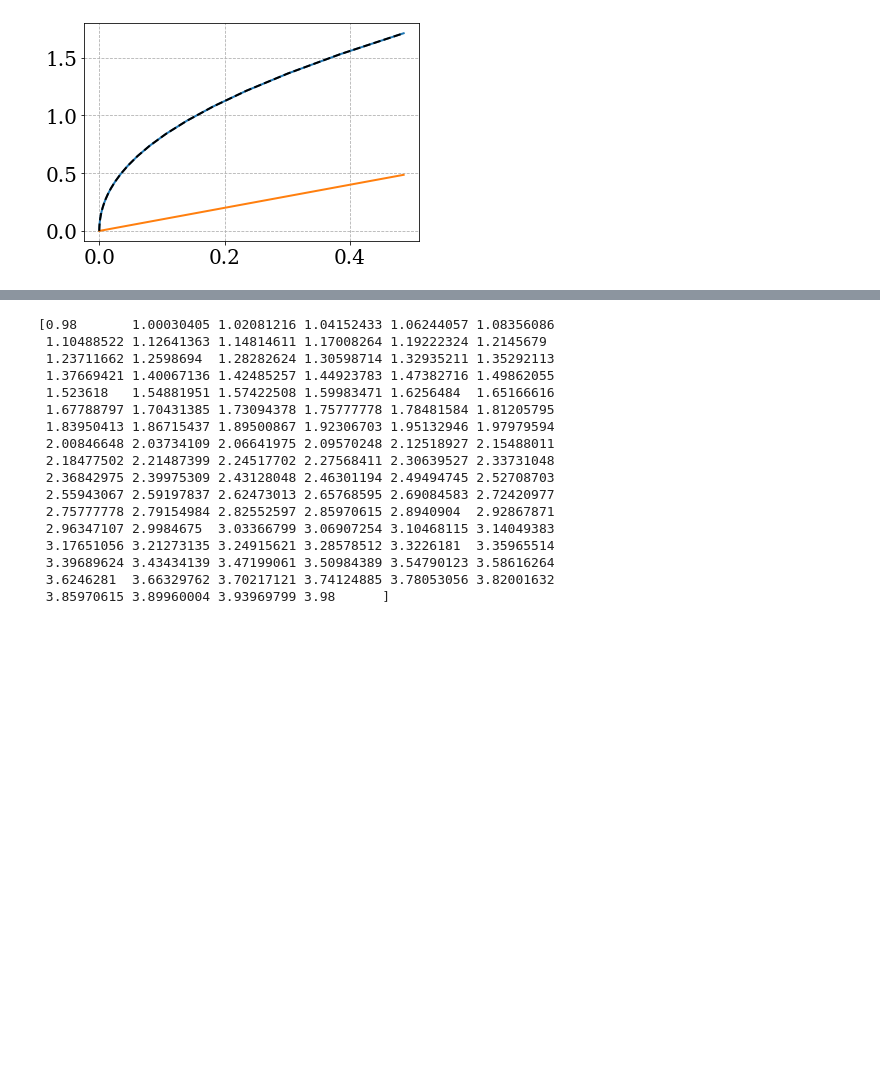
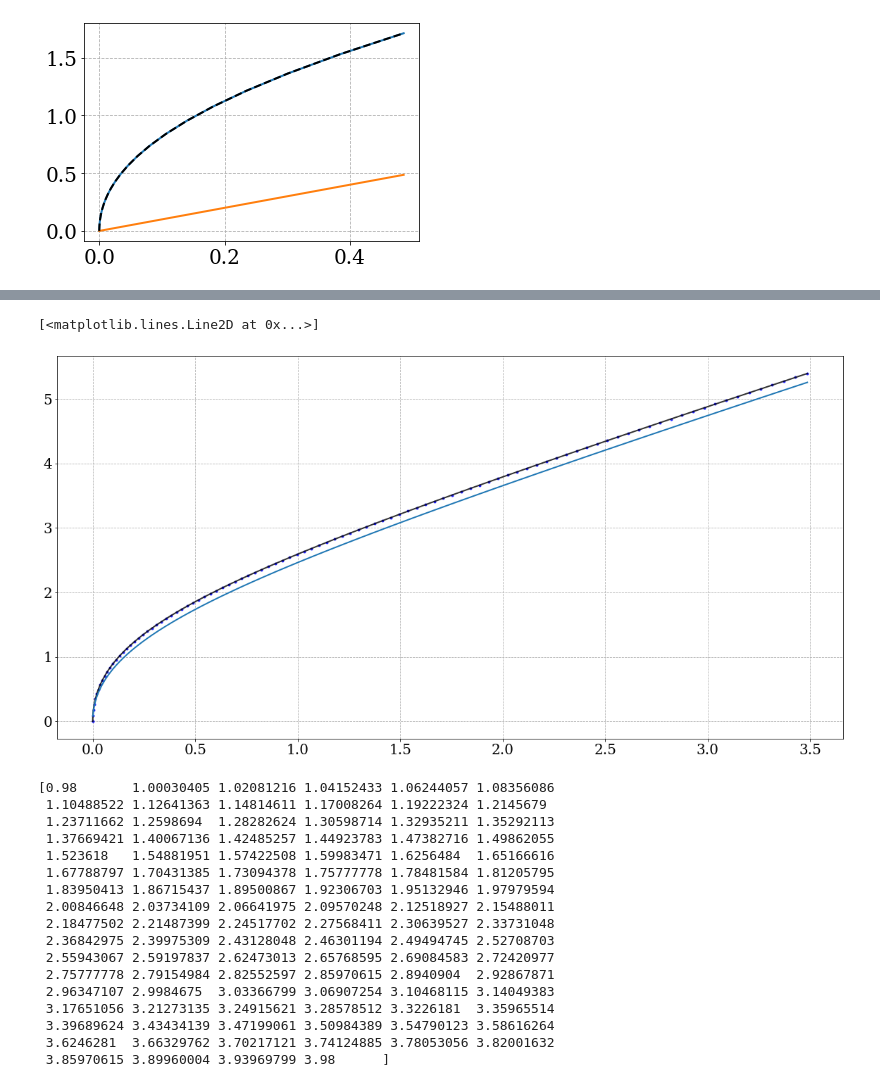
Before and after one commit to martkjoh/master, a Jupyter notebook: scripts/pion_star/pion_star.ipynb, the cells around one changed output, grey strips where cells are left out. Cells and saved outputs as stored; diff of their text form; code cells hidden in the pictures; blank space fills up the shorter version.

```diff
--- a/scripts/pion_star/pion_star.ipynb
+++ b/scripts/pion_star/pion_star.ipynb
@@ -83,3 +99,13 @@ ax.plot(p(mu), u(mu), "b.", lw=2, alpha=0.8)
+# %%
+fig, ax = plt.subplots(figsize=(20, 10))
+
+
+ax.plot(p(mu), u(mu) , "b.", lw=2, alpha=0.8)
+ax.plot(p2(mu), u2(mu), "k", lw=2, alpha=0.8)
+ax.plot(p1(sqrt(mu**2 - 2*D)), u1(sqrt(mu**2 - 2*D)))
+# %% [output]
+[<matplotlib.lines.Line2D at 0x...>]
+[figure, added]
 # %%
 # pEM = lambda x, D: 1/2 * (1/x**2 + (x**2 - 1)/(1 - 2*D*x**2) - 1)
 # # uEM = lambda x, D: 1/2 * (1 + 1/x**2 - (-1 + (3 + 2*D)*x**2 - 2*D*x**4) / (1 - 2*D*x**2))
```
Also changed, not shown: parts of 6 cells of this notebook, 22 other files.
